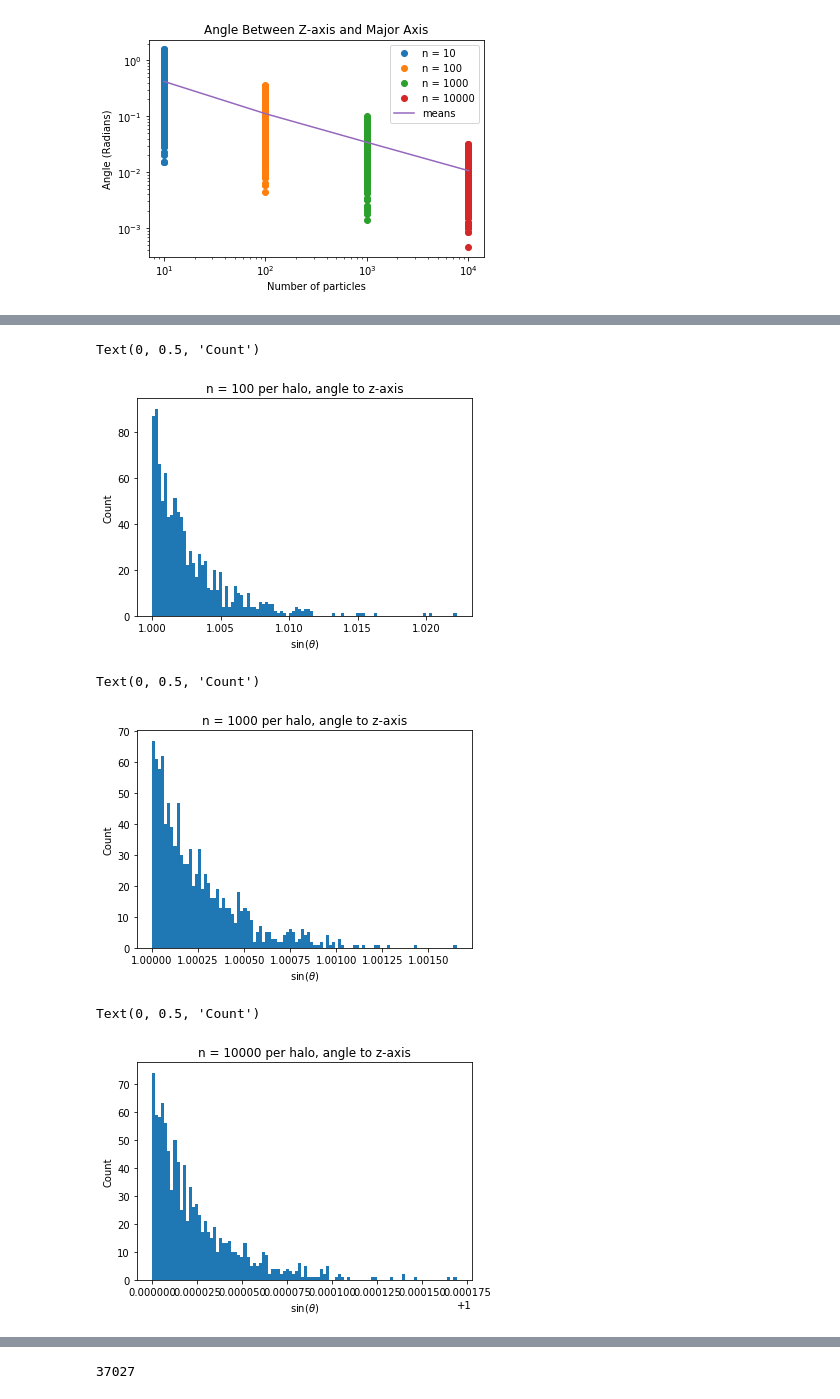
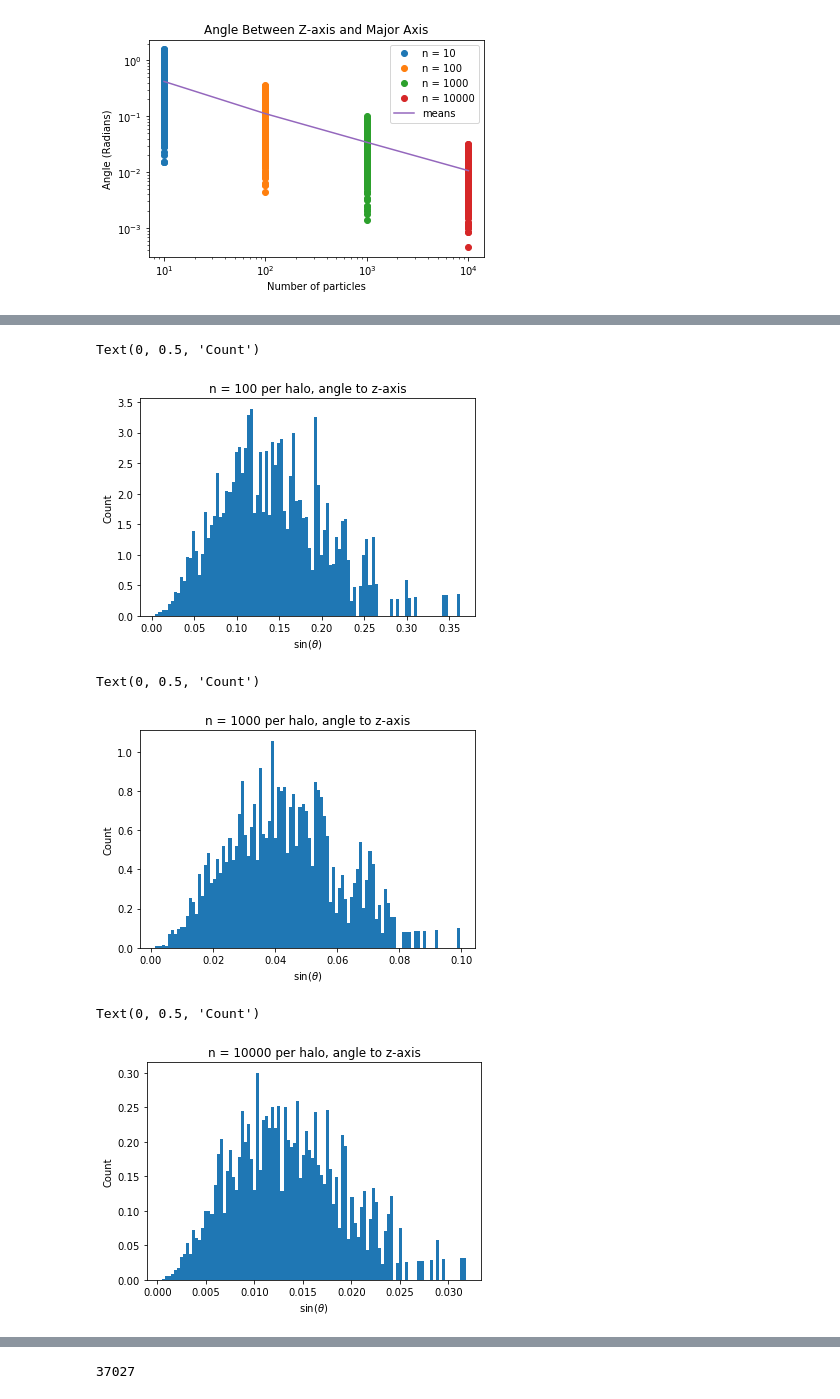
Before and after one commit to aphearin/ellipsoidal_nfw, a Jupyter notebook: halo_orientations.ipynb, the cells around one changed output, grey strips where cells are left out. Saved outputs shown, nothing was run; the diff lists cells and outputs as text; code cells hidden in the pictures.

Commit message:
Weighted histograms by sin theta

```diff
--- a/halo_orientations.ipynb
+++ b/halo_orientations.ipynb
@@ -216,30 +198,30 @@ Text(0, 0.5, 'Count')
 # %%
 #perfect_angles = sorted(perfect_angles)
-plt.hist(angles[1]/np.sin(angles[1]),bins=100);
+plt.hist(angles[1],bins=100,weights=np.sin(angles[1]));
 plt.title("n = 100 per halo, angle to z-axis")
 plt.xlabel(r"sin($\theta$)")
 plt.ylabel("Count")
 #plt.hist(thetas)
 # %% [output]
 Text(0, 0.5, 'Count')
-[figure, old version]
+[figure, new version]
 # %%
 #perfect_angles = sorted(perfect_angles)
-plt.hist(angles[2]/np.sin(angles[2]),bins=100);
+plt.hist(angles[2],bins=100,weights=np.sin(angles[2]));
 plt.title("n = 1000 per halo, angle to z-axis")
 plt.xlabel(r"sin($\theta$)")
 plt.ylabel("Count")
 #plt.hist(thetas)
 # %% [output]
 Text(0, 0.5, 'Count')
-[figure, old version]
+[figure, new version]
 # %%
 #perfect_angles = sorted(perfect_angles)
-plt.hist(angles[3]/np.sin(angles[3]),bins=100);
+plt.hist(angles[3],bins=100,weights=np.sin(angles[3]));
 plt.title("n = 10000 per halo, angle to z-axis")
 plt.xlabel(r"sin($\theta$)")
 plt.ylabel("Count")
 #plt.hist(thetas)
 # %% [output]
 Text(0, 0.5, 'Count')
-[figure, old version]
+[figure, new version]
```
Also changed, not shown: parts of 6 cells of this notebook.
